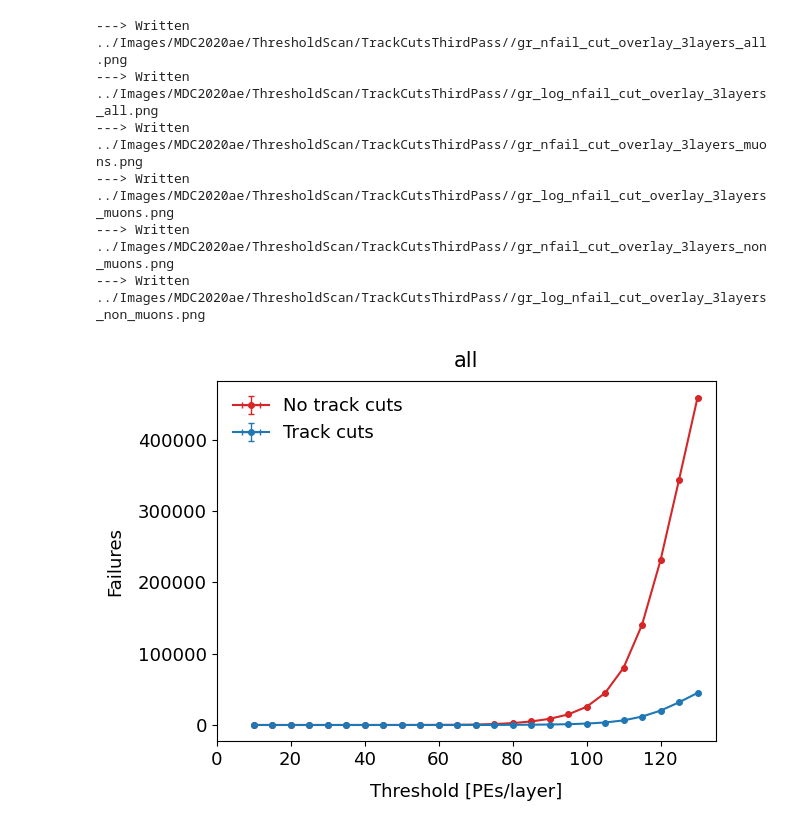
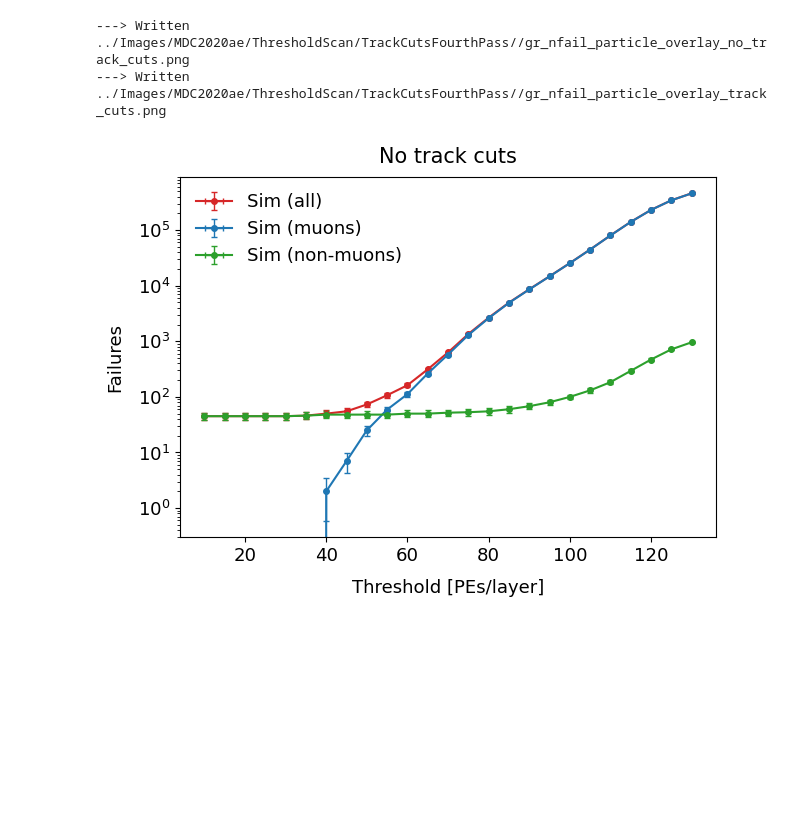
Before and after one commit to sam-grant/CRVSim, a Jupyter notebook: Analyses/Jupyter/PlotModuleEfficiency.ipynb, the cells around one changed output. Saved outputs shown, nothing was run; the diff lists cells and outputs as text; code cells hidden in the pictures; blank space fills up the shorter version.

Commit message:
Fourth pass trk cuts.

```diff
--- a/Analyses/Jupyter/PlotModuleEfficiency.ipynb
+++ b/Analyses/Jupyter/PlotModuleEfficiency.ipynb
@@ -104,8 +123,7 @@ def GetScan(PEs_, layer=3, particle="all", cut="no_track_cuts", dataset="MDC2020
 
     if False: print(f"---> Getting scan data for {layer}/4 layers, {particle}, {cut}, {dataset}.")
 
-    inDir=f"../Txt/{dataset}/AugustCRVMeeting/ThirdPass/concatenated/results"
-    # inDir=f"../Txt/{dataset}/concatenated/results"
+    inDir=f"../Txt/{dataset}/AugustCRVMeeting/FourthPass/concatenated/results"
 
     # # Template
     # gr_ = { "x" : list(PEs_)
@@ -118,7 +136,6 @@ def GetScan(PEs_, layer=3, particle="all", cut="no_track_cuts", dataset="MDC2020
               , "xerr" : [0] * len(PEs_)
               , "y" : [0] * len(PEs_)
               , "yerr" : [0] * len(PEs_)
-              # , "yerr" : [[0] * len(PEs_), [0] * len(PEs_)] # assymetric errors
              }
 
     nfail_ = { "x" : list(PEs_)
@@ -138,14 +155,8 @@ def GetScan(PEs_, layer=3, particle="all", cut="no_track_cuts", dataset="MDC2020
 
         data_ = pd.read_csv(finName)
 
-        # print(data_)
-
         ineff_["y"][i] = np.sum(data_["Failures"])/np.sum(data_["Total"])
-        ineff_["yerr"][i] = PoissonUncertainty(data_)
-
-        # low, high = wilson_score_interval(data_)
-        # ineff_["yerr"][0][i] = high # GetIneffUnc(data_) # SE(q) = sqrt(q(1-q)/n)
-        # ineff_["yerr"][1][i] = low
+        ineff_["yerr"][i] = WilsonUncertainty(data_, conservative=True)
 
         nfail_["y"][i] = np.sum(data_["Failures"])
         nfail_["yerr"][i] = np.sqrt(np.sum(data_["Failures"])) # sqrt(N)
@@ -276,20 +279,39 @@ PlotGraphOverlay( {"No track cuts" : GetScan(PEs_, layer, "all", "no_track_cuts"
 # %%
 # Compare failures
 particles_ = ["all", "muons", "non_muons"]
 layer = "3"
 
-for particle in particles_:
-    PlotGraphOverlay( {"No track cuts" : GetScan(PEs_, layer, particle, "no_track_cuts")["nfail"],
-                       "Track cuts" : GetScan(PEs_, layer, particle, "track_cuts")["nfail"] }
-                     , xmax=135, title=particle, xlabel="Threshold [PEs/layer]", ylabel=f"Failures", fout=f"{outDir}/gr_nfail_cut_overlay_{layer}layers_{particle}.png", log=False)
-    PlotGraphOverlay( {"No track cuts" : GetScan(PEs_, layer, particle, "no_track_cuts")["nfail"],
-                       "Track cuts" : GetScan(PEs_, layer, particle, "track_cuts")["nfail"] }
-                     , xmax=135, title=particle, xlabel="Threshold [PEs/layer]", ylabel=f"Failures", fout=f"{outDir}/gr_log_nfail_cut_overlay_{layer}layers_{particle}.png", log=True)
+# for cut in {no_track_cuts", "track_cuts"]:
+cut="no_track_cuts"
+PlotGraphOverlay( {"Sim (all)" : GetScan(PEs_, 3, "all", cut)["nfail"]
+                   ,"Sim (muons)" : GetScan(PEs_, 3, "muons", cut)["nfail"]
+                   ,"Sim (non-muons)" : GetScan(PEs_, 3, "non_muons", cut)["nfail"]
+                  }
+                 , title="No track cuts"
+                 , xlabel="Threshold [PEs/layer]"
+                 , ylabel="Failures"
+                 , fout=f"{outDir}/gr_nfail_particle_overlay_{cut}.png"
+                 , log=True
+                 )
+cut="track_cuts"
+PlotGraphOverlay( {"Sim (all)" : GetScan(PEs_, 3, "all", cut)["nfail"]
+                   ,"Sim (muons)" : GetScan(PEs_, 3, "muons", cut)["nfail"]
+                   ,"Sim (non-muons)" : GetScan(PEs_, 3, "non_muons", cut)["nfail"]
+                  }
+                 , title="Track cuts"
+                 , xlabel="Threshold [PEs/layer]"
+                 , ylabel="Failures"
+                 , fout=f"{outDir}/gr_nfail_particle_overlay_{cut}.png"
+                 , log=True
+                 )
+# for particle in particles_:
+#     PlotGraphOverlay( {"No track cuts" : GetScan(PEs_, layer, particle, "no_track_cuts")["nfail"],
+#                        "Track cuts" : GetScan(PEs_, layer, particle, "track_cuts")["nfail"] }
+#                      , xmax=135, title=particle, xlabel="Threshold [PEs/layer]", ylabel=f"Failures", fout=f"{outDir}/gr_nfail_cut_overlay_{layer}layers_{particle}.png", log=False)
+#     PlotGraphOverlay( {"No track cuts" : GetScan(PEs_, layer, particle, "no_track_cuts")["nfail"],
+#                        "Track cuts" : GetScan(PEs_, layer, particle, "track_cuts")["nfail"] }
+#                      , xmax=135, title=particle, xlabel="Threshold [PEs/layer]", ylabel=f"Failures", fout=f"{outDir}/gr_log_nfail_cut_overlay_{layer}layers_{particle}.png", log=True)
 # %% [output]
----> Written ../Images/MDC2020ae/ThresholdScan/TrackCutsThirdPass//gr_nfail_cut_overlay_3layers_all.png
----> Written ../Images/MDC2020ae/ThresholdScan/TrackCutsThirdPass//gr_log_nfail_cut_overlay_3layers_all.png
----> Written ../Images/MDC2020ae/ThresholdScan/TrackCutsThirdPass//gr_nfail_cut_overlay_3layers_muons.png
----> Written ../Images/MDC2020ae/ThresholdScan/TrackCutsThirdPass//gr_log_nfail_cut_overlay_3layers_muons.png
----> Written ../Images/MDC2020ae/ThresholdScan/TrackCutsThirdPass//gr_nfail_cut_overlay_3layers_non_muons.png
----> Written ../Images/MDC2020ae/ThresholdScan/TrackCutsThirdPass//gr_log_nfail_cut_overlay_3layers_non_muons.png
+---> Written ../Images/MDC2020ae/ThresholdScan/TrackCutsFourthPass//gr_nfail_particle_overlay_no_track_cuts.png
+---> Written ../Images/MDC2020ae/ThresholdScan/TrackCutsFourthPass//gr_nfail_particle_overlay_track_cuts.png
-[figure, old version]
+[figure, new version]
```
Also changed, not shown: parts of 14 cells of this notebook.
